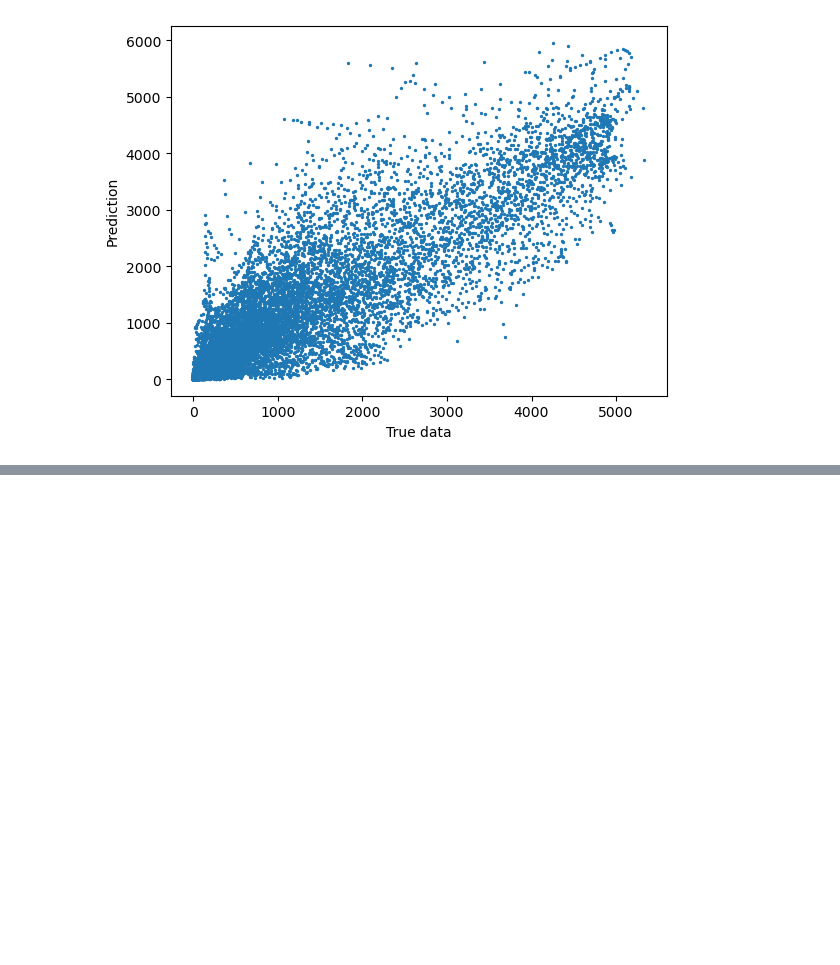
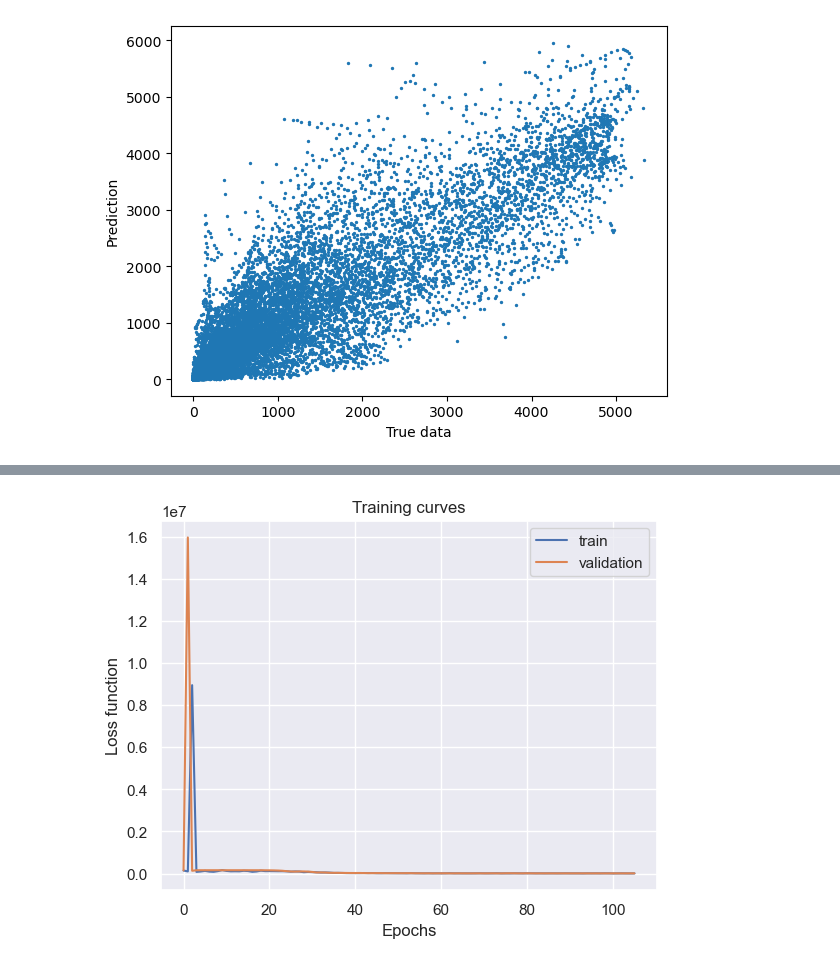
Before and after one commit to hugokerino/Energy-forecasting-NTNU, a Jupyter notebook: data/Hugo/notebook_hugo.ipynb, the cells around one changed output, grey strips where cells are left out. Saved outputs shown, nothing was run; the diff lists cells and outputs as text; code cells hidden in the pictures; blank space fills up the shorter version.

```diff
--- a/data/Hugo/notebook_hugo.ipynb
+++ b/data/Hugo/notebook_hugo.ipynb
@@ -1416,0 +2380,8 @@ Test MAE: 357.2876586158065
+# %%
+def reshape_data_for_LSTM(X_dataframe, n_lag):
+    n_feature = round(X_dataframe.shape[1]/(n_lag+1))
+    X_to_return = np.zeros((X_dataframe.shape[0],n_lag+1,n_feature))
+    print(X_to_return.shape)
+    for i in range(0,n_feature):
+        X_to_return[:,:,i] = X_dataframe.iloc[:,(n_lag+1)*i:(n_lag+1)*i+n_lag+1]
+    return X_to_return
@@ -1416,0 +2398,4 @@ Test MAE: 357.2876586158065
+# %%
+X_Train_LSTM = reshape_data_for_LSTM(X_Train,n_lagged_features)
+X_Val_LSTM   = reshape_data_for_LSTM(X_Val,n_lagged_features)
+X_Test_LSTM  = reshape_data_for_LSTM(X_Test,n_lagged_features)
@@ -1416,0 +2406,13 @@ Test MAE: 357.2876586158065
+# %%
+model_LSTM = Sequential()
+model_LSTM.add(LSTM(n_features*n_lag, activation='relu',return_sequences = True, input_shape=(n_lagged_features+1, X_Train_LSTM.shape[2])))
+model_LSTM.add(LSTM(units = 100,activation='relu',return_sequences = True))
+model_LSTM.add(LSTM(units = 50, activation='relu'))
+model_LSTM.add(Dense(16, activation ='relu'))
+#model_LSTM.add(Dropout(0.2))
+model_LSTM.add(Dense(1, activation ='linear'))
+
+opt = keras.optimizers.Adam(learning_rate=0.01)
+early_stopping = tf.keras.callbacks.EarlyStopping(monitor = 'val_loss', patience = 10, mode = "min", verbose=1,
+                                                  restore_best_weights = False, start_from_epoch = 20)
+model_LSTM.summary()
@@ -1416,0 +2439,11 @@ Test MAE: 357.2876586158065
+# %%
+model_LSTM.compile(optimizer=opt, loss='mse')
+history = model_LSTM.fit(x=X_Train_LSTM,
+                    y=Y_Train,
+                    batch_size = 256,
+                    steps_per_epoch=1,
+                    epochs=500,
+                    verbose=2,
+                    validation_data = [X_Val_LSTM, Y_Val],
+                    callbacks = [early_stopping]
+                    )
@@ -1416,0 +2468,11 @@ Test MAE: 357.2876586158065
+# %%
+# plot history
+plt.title("Training curves")
+plt.plot(history.history['loss'], label='train')
+plt.plot(history.history['val_loss'], label='validation')
+plt.xlabel("Epochs")
+plt.ylabel("Loss function")
+plt.legend()
+plt.show()
+# %% [output]
+[figure, added]
```
Also changed, not shown: parts of 27 cells of this notebook.
